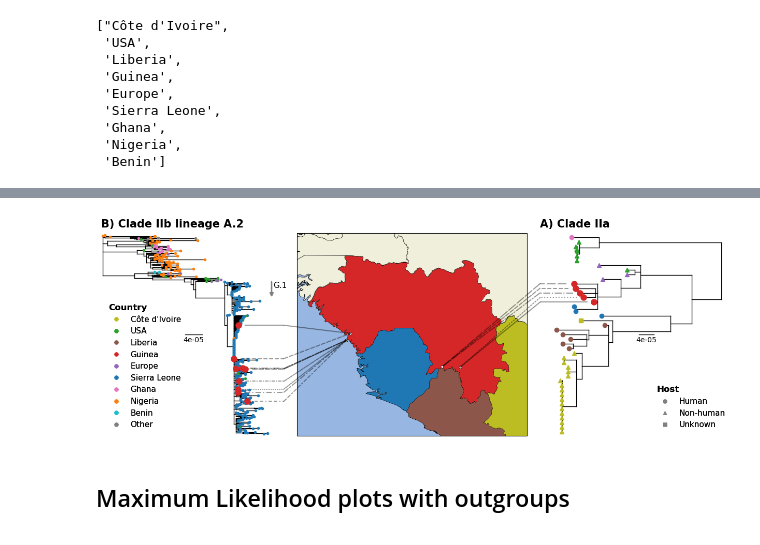
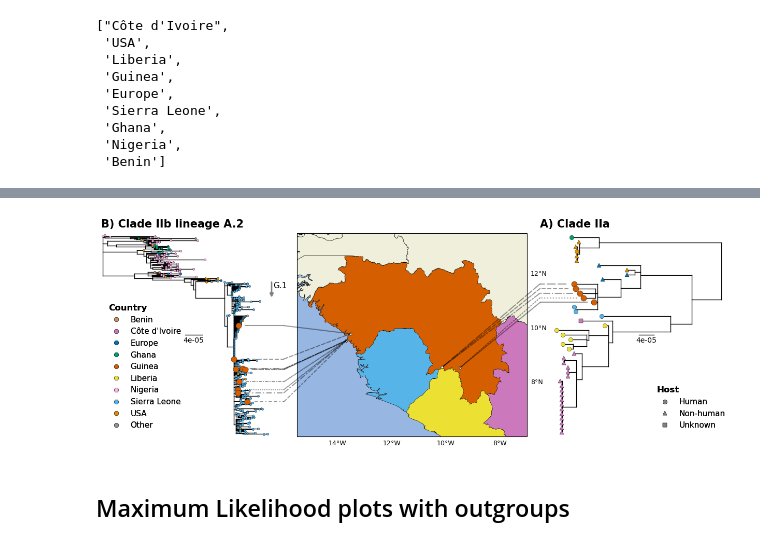
Before and after one commit to opr-group-bnitm/mpox_guinea_phylogenetics, a Jupyter notebook: plotting/plot.ipynb, the cells around one changed output, grey strips where cells are left out. Saved outputs shown, nothing was run; the diff lists cells and outputs as text; code cells hidden in the pictures.

Commit message:
plot color and marker adapted

```diff
--- a/plotting/plot.ipynb
+++ b/plotting/plot.ipynb
@@ -61,7 +63,7 @@ def load_apobec_counts(fname):
     return load_apobec_counts_squirrel(fname)
 
 
-def plot_tips(ax, tree, marker, size, colour, do_plot=None, z_order=None, x_attr=None, y_attr=None):
+def plot_tips(ax, tree, marker, size, colour, markeredgecolor='black', markeredgewidth=0.3, do_plot=None, z_order=None, x_attr=None, y_attr=None):
     if x_attr is None:
         x_attr = lambda k: k.x
     if y_attr is None:
@@ -81,7 +83,9 @@ def plot_tips(ax, tree, marker, size, colour, do_plot=None, z_order=None, x_attr
                     marker=marker(l),
                     markersize=size(l),
                     color=colour(l),
-                    zorder=z_order(l)
+                    zorder=z_order(l),
+                    markeredgecolor=markeredgecolor,
+                    markeredgewidth=markeredgewidth
                 )
 
 
@@ -180,6 +184,8 @@ def add_legend(
         marker='o',
         title_fontsize=12,
         line_params=None,
+        markeredgecolor='black',
+        markeredgewidth=0.3,
         **legend_kwargs
 ):
     line_params = line_params if line_params else {}
@@ -187,6 +193,8 @@ def add_legend(
         'color': color,
         'linestyle': linestyle,
         'marker': marker,
+        'markeredgecolor': markeredgecolor,
+        'markeredgewidth': markeredgewidth
     } | line_params
     handles = []
     for label, feat in mapping.items():
@@ -195,7 +203,6 @@ def add_legend(
         handles.append(
             Line2D(
                 [0], [0],
-                markeredgecolor='none',
                 **params
             )
         )
@@ -368,7 +375,7 @@ Counter({'Sierra Leone': 368,
          'India': 1,
          'Australia': 1})
 # %%
-color_table = plt.get_cmap('tab10').colors
+color_table = sns.color_palette('colorblind', 10)
 
 n_countries_to_color = len(color_table) - 1
 countries_to_color = (
@@ -685,6 +684,29 @@ ax_map.add_feature(cfeature.OCEAN)
 ax_map.add_feature(cfeature.BORDERS, linewidth=0.5)
 ax_map.add_feature(cfeature.COASTLINE, linewidth=0.5)
 ax_map.set_extent(map_extent, crs=ccrs.PlateCarree())
+
+# latitude and longitude labels
+gl = ax_map.gridlines(
+    crs=ccrs.PlateCarree(),
+    draw_labels=True,
+    x_inline=False,
+    y_inline=False,
+)
+
+gl.top_labels = False
+gl.left_labels = False
+gl.right_labels = True
+
+# hide gridlines, show only coordinate labels
+gl.xlines = False
+gl.ylines = False
+
+# label formatting
+gl.xlabel_style = {'size': 9}
+gl.ylabel_style = {'size': 9}
+
+gl.xlocator = mticker.MultipleLocator(2)
+gl.ylocator = mticker.MultipleLocator(2)
 
 # draw countries with per-country colors
 for rec in reader.records():
@@ -803,34 +825,34 @@ for i, (leaf, forward) in enumerate(guinea_leaves):
         zorder=connect_zorder,
     )
 
     con = ConnectionPatch(
         xyA=(x_connnect_point, y_leaf),
         coordsA=ax_tree.transData,
         xyB=(long, lat),
         coordsB=ll_to_map,
         #arrowstyle='-',
         linestyle=connect_linestyle,
         linewidth=connect_linewidth,
         alpha=connect_alpha,
         zorder=connect_zorder,
         clip_on=False,
         color=connect_color,
     )
     fig.add_artist(con)
 
     ax_map.plot(
         long,
         lat,
         marker='o',
         markersize=3.5,
         markeredgewidth=0.4,
         markeredgecolor='black',
         color='white',
         transform=ccrs.PlateCarree(),
         zorder=5,
     )
 # %% [output]
-[figure, old version]
+[figure, new version]
 # %%
 os.makedirs(outdir, exist_ok=True)
 fig.savefig(f'{outdir}/trees_and_countries.pdf', bbox_inches='tight')
```
Also changed, not shown: parts of 9 cells of this notebook.
